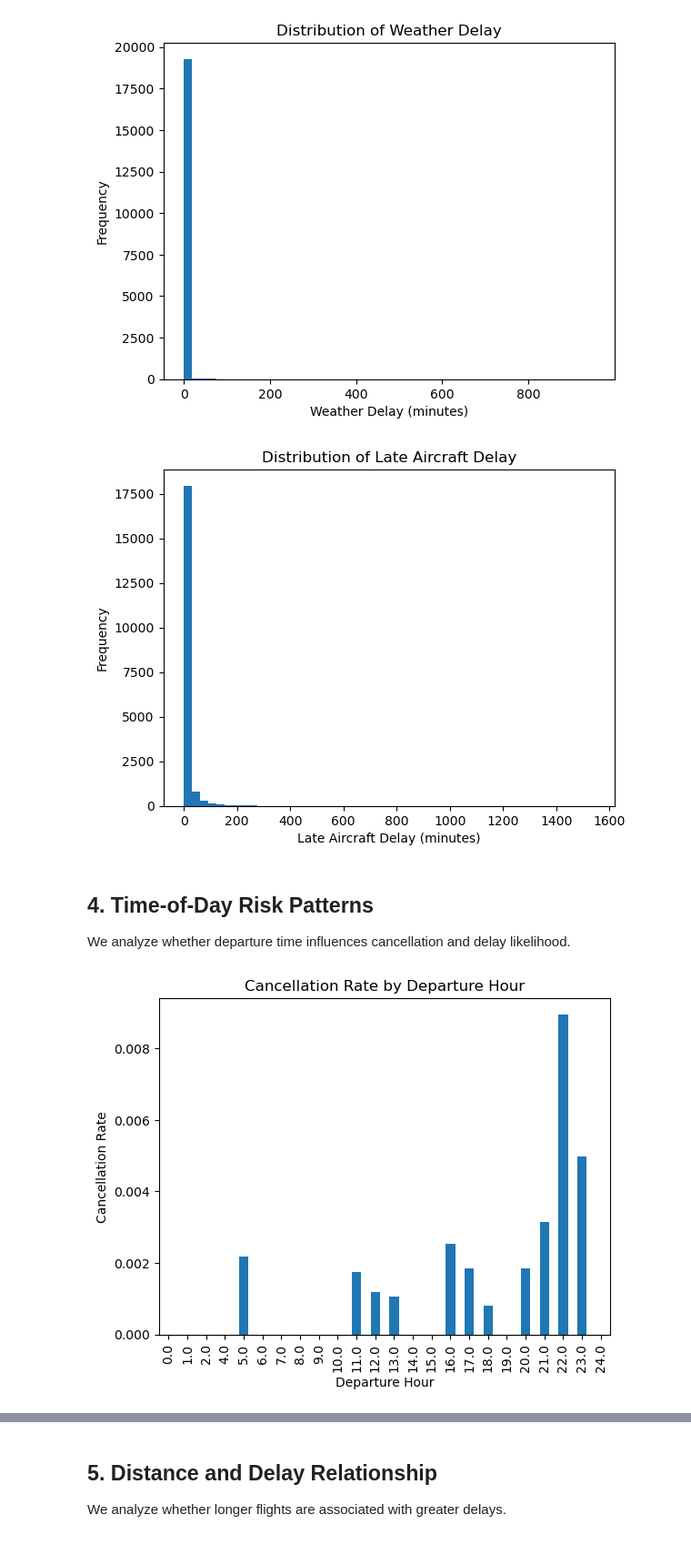
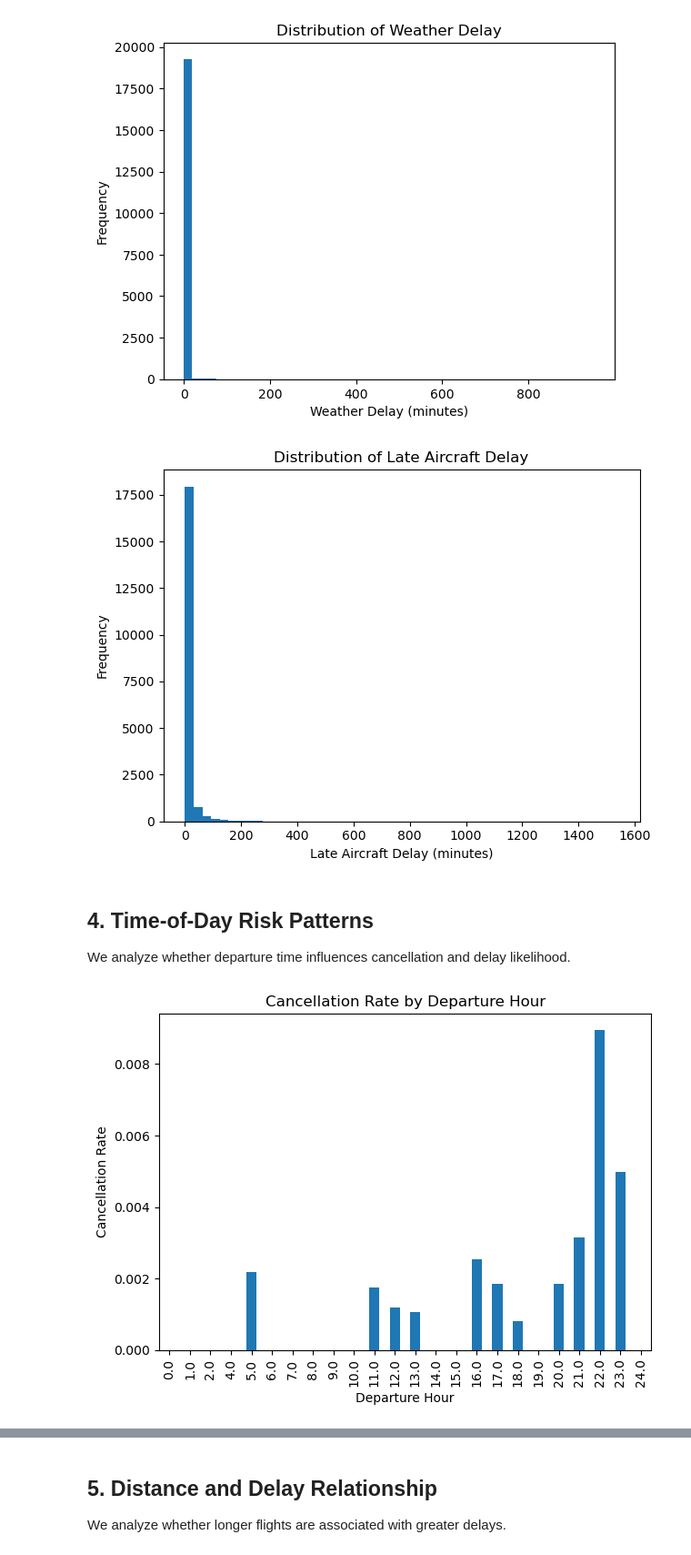
Before and after one commit to CFarron/CAP_3764_2026_Spring_Team_2, a Jupyter notebook: notebooks/02_eda.ipynb.ipynb, the cells around one changed output, grey strips where cells are left out. Shown at 91% size. Cells and saved outputs as stored; diff of their text form; code cells hidden in the pictures.

Commit message:
Update EDA to save key visualizations to outputs folder for reproducibility

```diff
--- a/notebooks/02_eda.ipynb.ipynb
+++ b/notebooks/02_eda.ipynb.ipynb
@@ -111,13 +117,18 @@ plt.show()
 # %% [output]
 [figure]
 # %%
-plt.hist(df['late_aircraft_delay'], bins=50)
+plt.figure()
+plt.hist(df['late_aircraft_delay'].dropna(), bins=50)
 plt.title("Distribution of Late Aircraft Delay")
 plt.xlabel("Late Aircraft Delay (minutes)")
 plt.ylabel("Frequency")
+plt.tight_layout()
+
+plt.savefig("../outputs/late_aircraft_delay_distribution.png")
+
 plt.show()
 # %% [output]
-[figure, old version]
+[figure, new version]
 # %% [markdown]
 ## 4. Time-of-Day Risk Patterns
 
@@ -126,14 +138,22 @@ We analyze whether departure time influences cancellation and delay likelihood.
 df['dep_hour'] = df['dep_time'] // 100
 # %%
+# Calculate cancellation rate by departure hour
 hourly_cancel = df.groupby('dep_hour')['cancelled'].mean()
 
+plt.figure()
 hourly_cancel.plot(kind='bar')
+
 plt.title("Cancellation Rate by Departure Hour")
 plt.xlabel("Departure Hour")
 plt.ylabel("Cancellation Rate")
+plt.tight_layout()
+
+# Save figure to outputs folder
+plt.savefig("../outputs/cancellation_rate_by_departure_hour.png")
+
 plt.show()
 # %% [output]
-[figure, old version]
+[figure, new version]
 # %%
 # Make sure dep_time is numeric
 df['dep_time'] = pd.to_numeric(df['dep_time'], errors='coerce')
```
Also changed, not shown: parts of 4 cells of this notebook.
